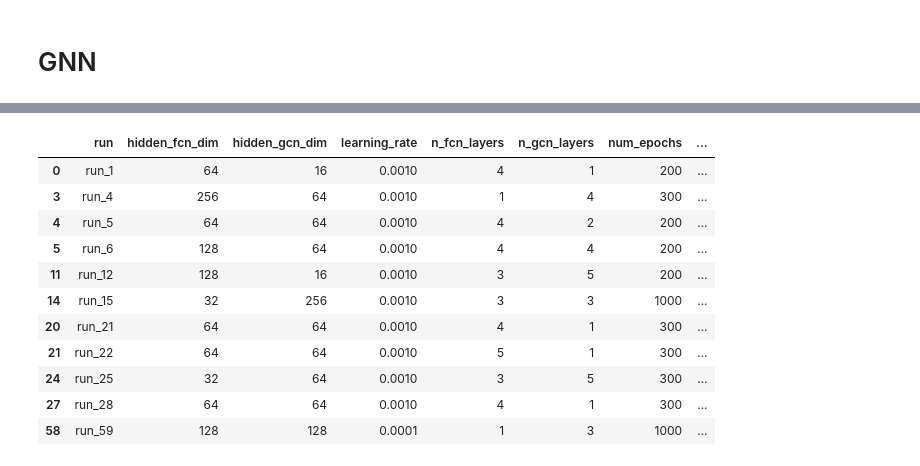
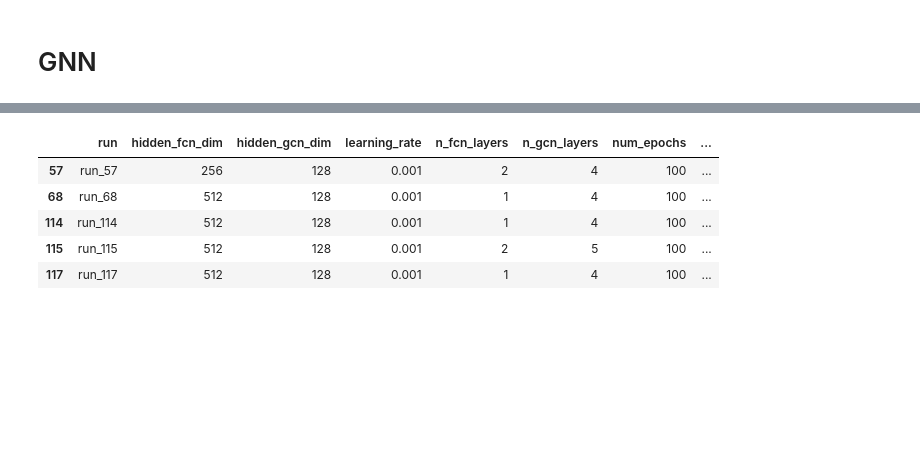
Before and after one commit to EnthusiasticTeslim/knnGuidedDesign, a Jupyter notebook: notebooks/hyperparameter.ipynb, the cells around one changed output, grey strips where cells are left out. Saved outputs shown, nothing was run; the diff lists cells and outputs as text; code cells hidden in the pictures; blank space fills up the shorter version.

```diff
--- a/notebooks/hyperparameter.ipynb
+++ b/notebooks/hyperparameter.ipynb
@@ -97,24 +119,20 @@ Processing reports/GNN/hyper_search_logs/knnMoleculeGNN/version_98
 Processing reports/GNN/hyper_search_logs/knnMoleculeGNN/version_99
 # %%
 gnn_cols = ['hd_fc', 'hd_gc', 'lr', 'n_fc', 'n_gc', 'num_epochs', 'seed', 'batch', 'trn_loss', 'val_loss', 'trn_acc', 'val_acc']
-# %%
-# find columns whose difference between gnn_hpp_df['trn_loss'] - gnn_hpp_df['val_loss'] is less than 0.1
-# gnn_hpp_df[gnn_hpp_df['trn_loss'] < 0.01]
-import numpy as np
-difference = np.abs(gnn_hpp_df['trn_loss'] - gnn_hpp_df['val_loss'])
-gnn_hpp_df[difference < 0.1]
-# %% [output]
-|  | run | hidden_fcn_dim | hidden_gcn_dim | learning_rate | n_fcn_layers | n_gcn_layers | num_epochs | ... |
-| 0 | run_1 | 64 | 16 | 0.0010 | 4 | 1 | 200 | ... |
-| 3 | run_4 | 256 | 64 | 0.0010 | 1 | 4 | 300 | ... |
-| 4 | run_5 | 64 | 64 | 0.0010 | 4 | 2 | 200 | ... |
-| 5 | run_6 | 128 | 64 | 0.0010 | 4 | 4 | 200 | ... |
-| 11 | run_12 | 128 | 16 | 0.0010 | 3 | 5 | 200 | ... |
-| 14 | run_15 | 32 | 256 | 0.0010 | 3 | 3 | 1000 | ... |
-| 20 | run_21 | 64 | 64 | 0.0010 | 4 | 1 | 300 | ... |
-| 21 | run_22 | 64 | 64 | 0.0010 | 5 | 1 | 300 | ... |
-| 24 | run_25 | 32 | 64 | 0.0010 | 3 | 5 | 300 | ... |
-| 27 | run_28 | 64 | 64 | 0.0010 | 4 | 1 | 300 | ... |
-| 58 | run_59 | 128 | 128 | 0.0001 | 1 | 3 | 1000 | ... |
+# %%
+# find columns whose difference is less than 0.01 for both loss and accuracy
+# overfitting is when the training loss is much lower than the validation loss and the training accuracy is much higher than the validation accuracy
+# underfitting is when the training loss is much higher than the validation loss and the training accuracy is much lower than the validation accuracy
+# ideally, the training and validation loss and accuracy should be close to each other
+diff_loss = (gnn_hpp_df['trn_loss'] - gnn_hpp_df['val_loss'])
+diff_acc = (gnn_hpp_df['trn_acc'] - gnn_hpp_df['val_acc'])
+gnn_hpp_df[(diff_loss < 0.02) & (diff_acc < 0.02)]
+# %% [output]
+|  | run | hidden_fcn_dim | hidden_gcn_dim | learning_rate | n_fcn_layers | n_gcn_layers | num_epochs | ... |
+| 57 | run_57 | 256 | 128 | 0.001 | 2 | 4 | 100 | ... |
+| 68 | run_68 | 512 | 128 | 0.001 | 1 | 4 | 100 | ... |
+| 114 | run_114 | 512 | 128 | 0.001 | 1 | 4 | 100 | ... |
+| 115 | run_115 | 512 | 128 | 0.001 | 2 | 5 | 100 | ... |
+| 117 | run_117 | 512 | 128 | 0.001 | 1 | 4 | 100 | ... |
 # %%
 fig, ax = plt.subplots(figsize=(12,5))
```
Also changed, not shown: parts of 7 cells of this notebook, 1 other file.
